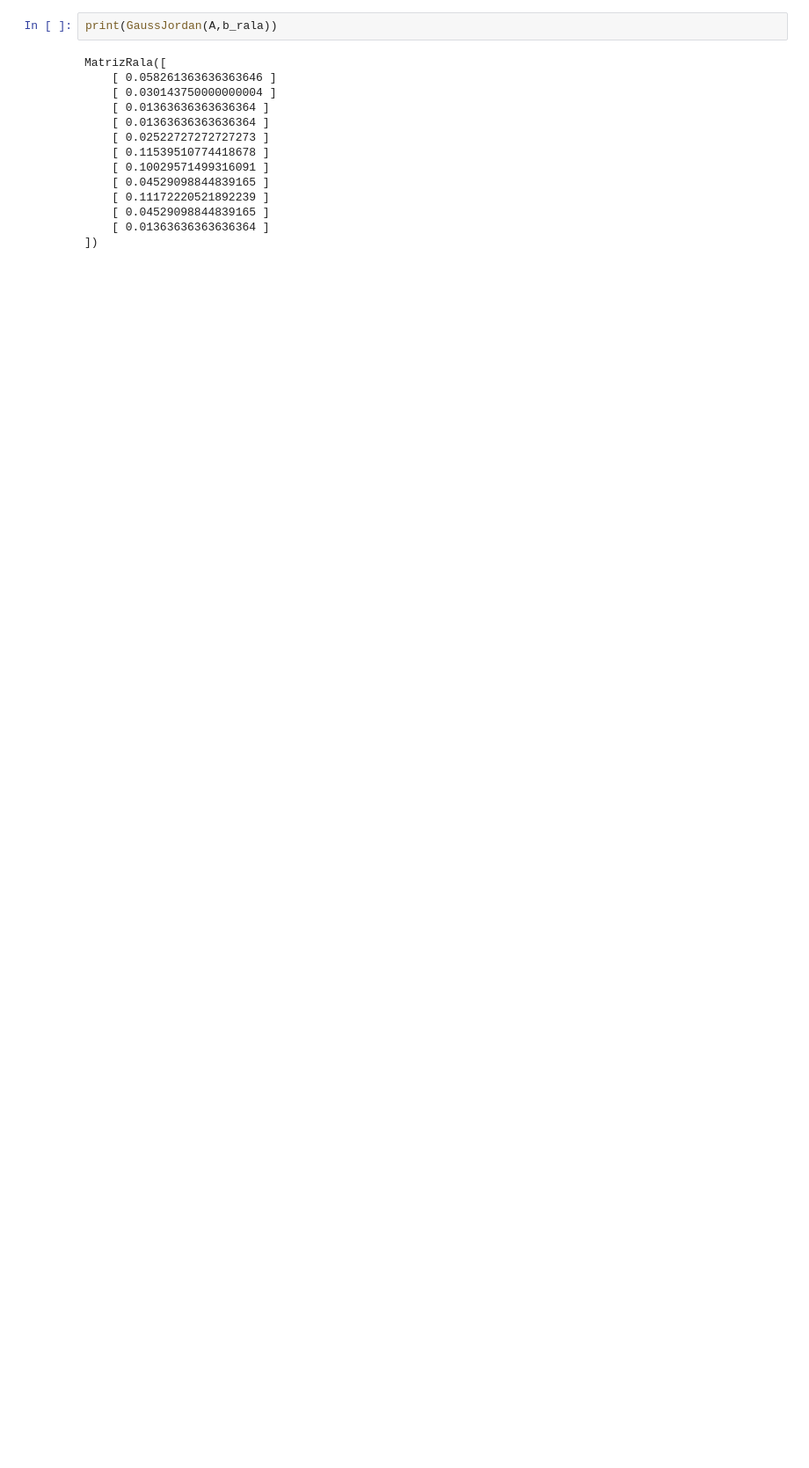
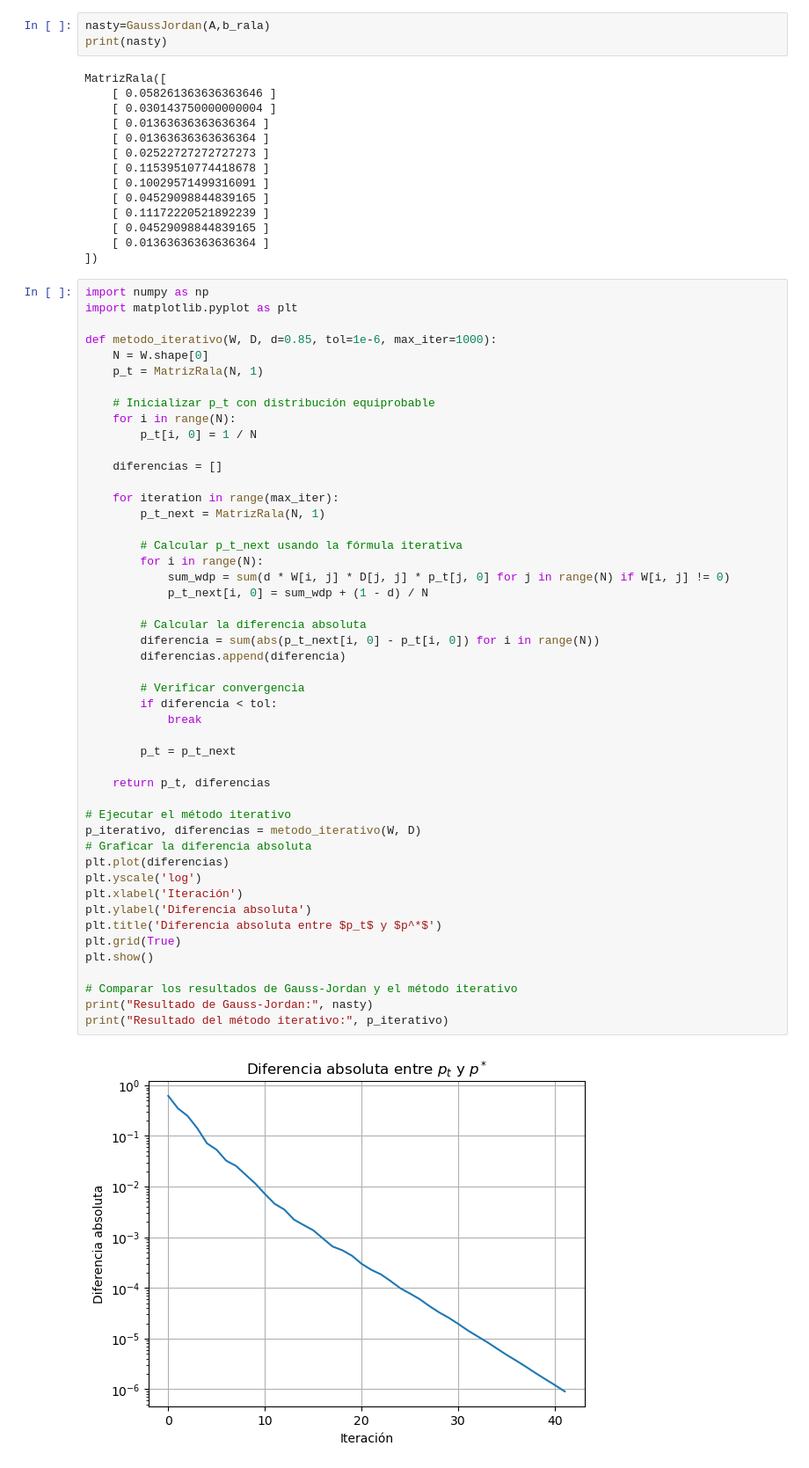
Before and after one commit to vitito2002/TPMET, a Jupyter notebook: chicas_sucias.ipynb, the cells around one changed output. Shown: that part at 88% size. Cells and saved outputs as stored; diff of their text form; blank space fills up the shorter version.

```diff
--- a/chicas_sucias.ipynb
+++ b/chicas_sucias.ipynb
@@ -144,7 +144,8 @@ MatrizRala([
 # %% [markdown]
 $$p^* = \frac{1-d}{N} \mathbb{1} +d WDp^*$$
 # %%
-print(GaussJordan(A,b_rala))
+nasty=GaussJordan(A,b_rala)
+print(nasty)
 # %% [output]
 MatrizRala([
     [ 0.058261363636363646 ]
@@ -159,3 +160,53 @@ MatrizRala([
     [ 0.04529098844839165 ]
     [ 0.01363636363636364 ]
 ])
+# %%
+import numpy as np
+import matplotlib.pyplot as plt
+
+def metodo_iterativo(W, D, d=0.85, tol=1e-6, max_iter=1000):
+    N = W.shape[0]
+    p_t = MatrizRala(N, 1)
+
+    # Inicializar p_t con distribución equiprobable
+    for i in range(N):
+        p_t[i, 0] = 1 / N
+
+    diferencias = []
+
+    for iteration in range(max_iter):
+        p_t_next = MatrizRala(N, 1)
+
+        # Calcular p_t_next usando la fórmula iterativa
+        for i in range(N):
+            sum_wdp = sum(d * W[i, j] * D[j, j] * p_t[j, 0] for j in range(N) if W[i, j] != 0)
+            p_t_next[i, 0] = sum_wdp + (1 - d) / N
+
+        # Calcular la diferencia absoluta
+        diferencia = sum(abs(p_t_next[i, 0] - p_t[i, 0]) for i in range(N))
+        diferencias.append(diferencia)
+
+        # Verificar convergencia
+        if diferencia < tol:
+            break
+
+        p_t = p_t_next
+
+    return p_t, diferencias
+
+# Ejecutar el método iterativo
+p_iterativo, diferencias = metodo_iterativo(W, D)
+# Graficar la diferencia absoluta
+plt.plot(diferencias)
+plt.yscale('log')
+plt.xlabel('Iteración')
+plt.ylabel('Diferencia absoluta')
+plt.title('Diferencia absoluta entre $p_t$ y $p^*$')
+plt.grid(True)
+plt.show()
+
+# Comparar los resultados de Gauss-Jordan y el método iterativo
+print("Resultado de Gauss-Jordan:", nasty)
+print("Resultado del método iterativo:", p_iterativo)
+# %% [output]
+[figure, added]
```
Also changed, not shown: parts of 1 cell of this notebook.
